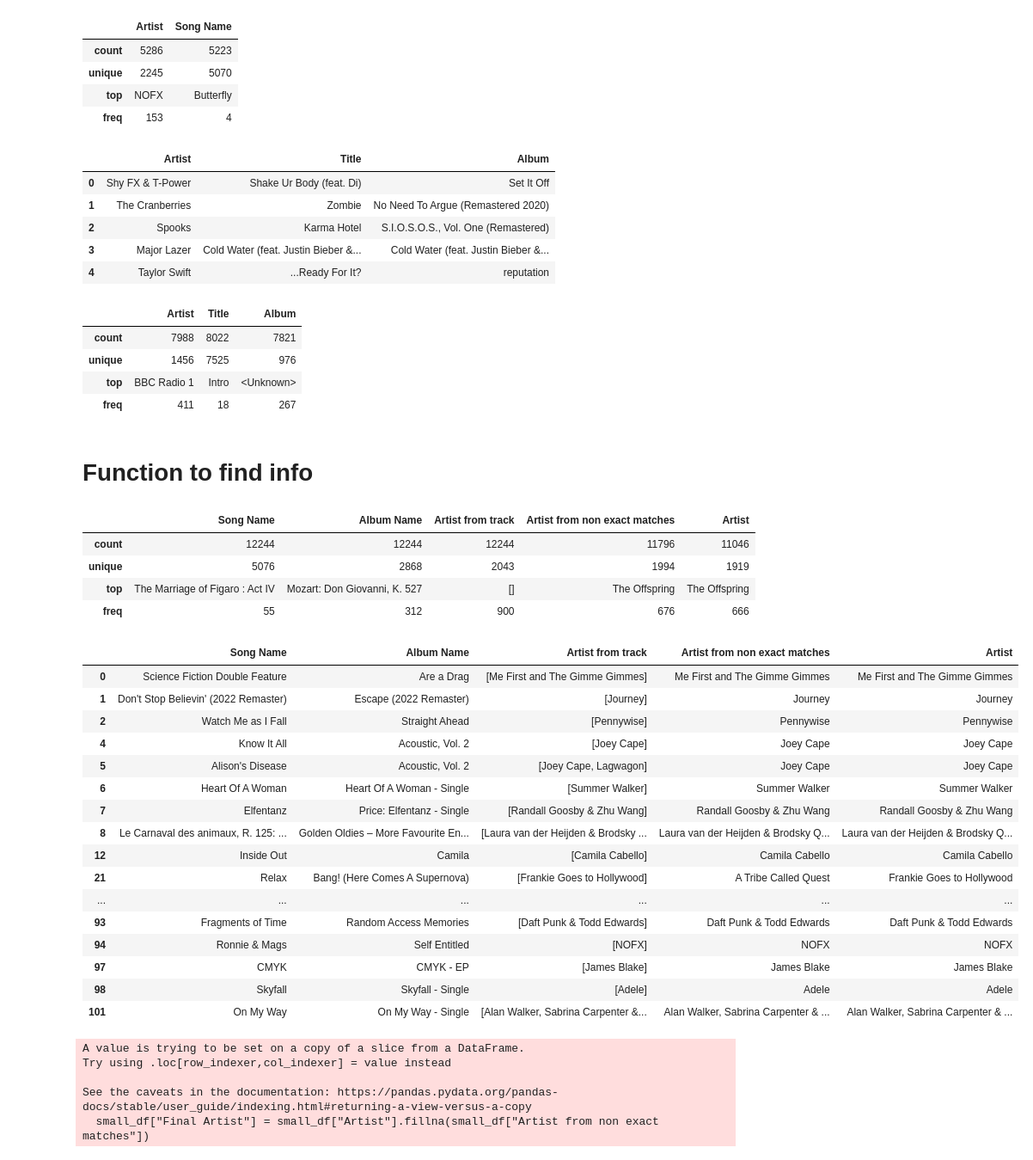
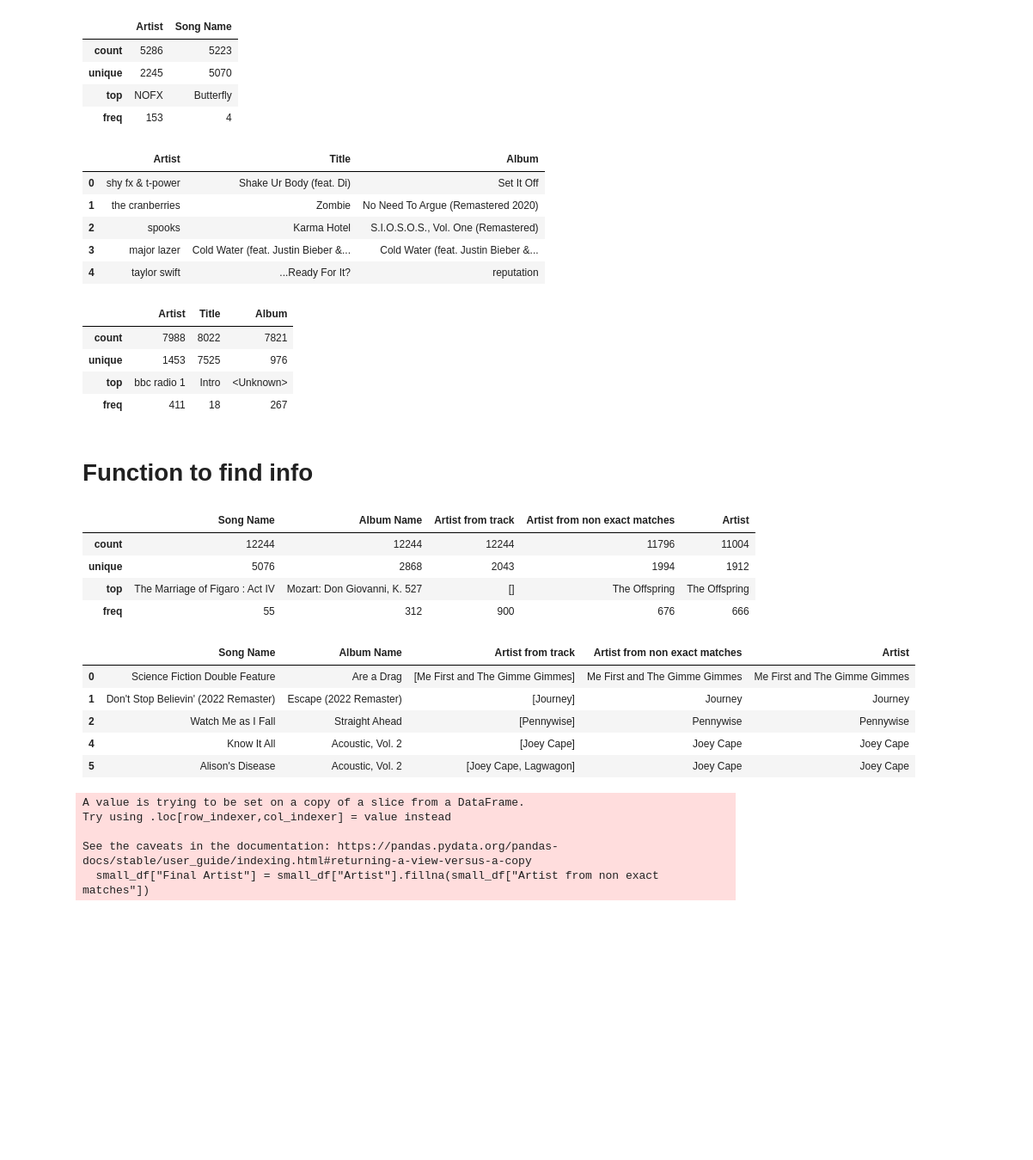
Before and after one commit to ftaylor101/spotify, a Jupyter notebook: apple_vis.ipynb, the cells around one changed output. Shown at 86% size. Cells and saved outputs as stored; diff of their text form; code cells hidden in the pictures; blank space fills up the shorter version.

```diff
--- a/apple_vis.ipynb
+++ b/apple_vis.ipynb
@@ -42,3 +42,5 @@ df.describe()
 ### Load Apple Music Library Tracks.json
 # %%
 library_tracks = pd.read_json('./data/apple/Apple Music Library Tracks.json')
+# %%
+library_tracks['Artist'] = library_tracks['Artist'].str.lower()
@@ -81,18 +97,18 @@ filtered_library_df = filtered_library_df.drop_duplicates()
 filtered_library_df.head()
 # %% [output]
 |  | Artist | Title | Album |
-| 0 | Shy FX & T-Power | Shake Ur Body (feat. Di) | Set It Off |
-| 1 | The Cranberries | Zombie | No Need To Argue (Remastered 2020) |
-| 2 | Spooks | Karma Hotel | S.I.O.S.O.S., Vol. One (Remastered) |
-| 3 | Major Lazer | Cold Water (feat. Justin Bieber &... | Cold Water (feat. Justin Bieber &... |
-| 4 | Taylor Swift | ...Ready For It? | reputation |
+| 0 | shy fx & t-power | Shake Ur Body (feat. Di) | Set It Off |
+| 1 | the cranberries | Zombie | No Need To Argue (Remastered 2020) |
+| 2 | spooks | Karma Hotel | S.I.O.S.O.S., Vol. One (Remastered) |
+| 3 | major lazer | Cold Water (feat. Justin Bieber &... | Cold Water (feat. Justin Bieber &... |
+| 4 | taylor swift | ...Ready For It? | reputation |
 # %%
 filtered_library_df.describe()
 # %% [output]
 |  | Artist | Title | Album |
 | count | 7988 | 8022 | 7821 |
-| unique | 1456 | 7525 | 976 |
-| top | BBC Radio 1 | Intro | <Unknown> |
+| unique | 1453 | 7525 | 976 |
+| top | bbc radio 1 | Intro | <Unknown> |
 | freq | 411 | 18 | 267 |
 # %% [markdown]
 # Function to find info
@@ -149,30 +165,19 @@ small_df = df[['Song Name', 'Album Name', 'Artist from track', 'Artist from non
 small_df.describe()
 # %% [output]
 |  | Song Name | Album Name | Artist from track | Artist from non exact matches | Artist |
-| count | 12244 | 12244 | 12244 | 11796 | 11046 |
-| unique | 5076 | 2868 | 2043 | 1994 | 1919 |
+| count | 12244 | 12244 | 12244 | 11796 | 11004 |
+| unique | 5076 | 2868 | 2043 | 1994 | 1912 |
 | top | The Marriage of Figaro : Act IV | Mozart: Don Giovanni, K. 527 | [] | The Offspring | The Offspring |
 | freq | 55 | 312 | 900 | 676 | 666 |
 # %%
-small_df.head(50)
+small_df.head(5)
 # %% [output]
 |  | Song Name | Album Name | Artist from track | Artist from non exact matches | Artist |
 | 0 | Science Fiction Double Feature | Are a Drag | [Me First and The Gimme Gimmes] | Me First and The Gimme Gimmes | Me First and The Gimme Gimmes |
 | 1 | Don't Stop Believin' (2022 Remaster) | Escape (2022 Remaster) | [Journey] | Journey | Journey |
 | 2 | Watch Me as I Fall | Straight Ahead | [Pennywise] | Pennywise | Pennywise |
 | 4 | Know It All | Acoustic, Vol. 2 | [Joey Cape] | Joey Cape | Joey Cape |
 | 5 | Alison's Disease | Acoustic, Vol. 2 | [Joey Cape, Lagwagon] | Joey Cape | Joey Cape |
-| 6 | Heart Of A Woman | Heart Of A Woman - Single | [Summer Walker] | Summer Walker | Summer Walker |
-| 7 | Elfentanz | Price: Elfentanz - Single | [Randall Goosby & Zhu Wang] | Randall Goosby & Zhu Wang | Randall Goosby & Zhu Wang |
-| 8 | Le Carnaval des animaux, R. 125: ... | Golden Oldies – More Favourite En... | [Laura van der Heijden & Brodsky ... | Laura van der Heijden & Brodsky Q... | Laura van der Heijden & Brodsky Q... |
-| 12 | Inside Out | Camila | [Camila Cabello] | Camila Cabello | Camila Cabello |
-| 21 | Relax | Bang! (Here Comes A Supernova) | [Frankie Goes to Hollywood] | A Tribe Called Quest | Frankie Goes to Hollywood |
-| ... | ... | ... | ... | ... | ... |
-| 93 | Fragments of Time | Random Access Memories | [Daft Punk & Todd Edwards] | Daft Punk & Todd Edwards | Daft Punk & Todd Edwards |
-| 94 | Ronnie & Mags | Self Entitled | [NOFX] | NOFX | NOFX |
-| 97 | CMYK | CMYK - EP | [James Blake] | James Blake | James Blake |
-| 98 | Skyfall | Skyfall - Single | [Adele] | Adele | Adele |
-| 101 | On My Way | On My Way - Single | [Alan Walker, Sabrina Carpenter &... | Alan Walker, Sabrina Carpenter & ... | Alan Walker, Sabrina Carpenter & ... |
 # %%
 small_df["Final Artist"] = small_df["Artist"].fillna(small_df["Artist from non exact matches"])
 # %% [output]
```
Also changed, not shown: parts of 7 cells of this notebook, 1 other file.
